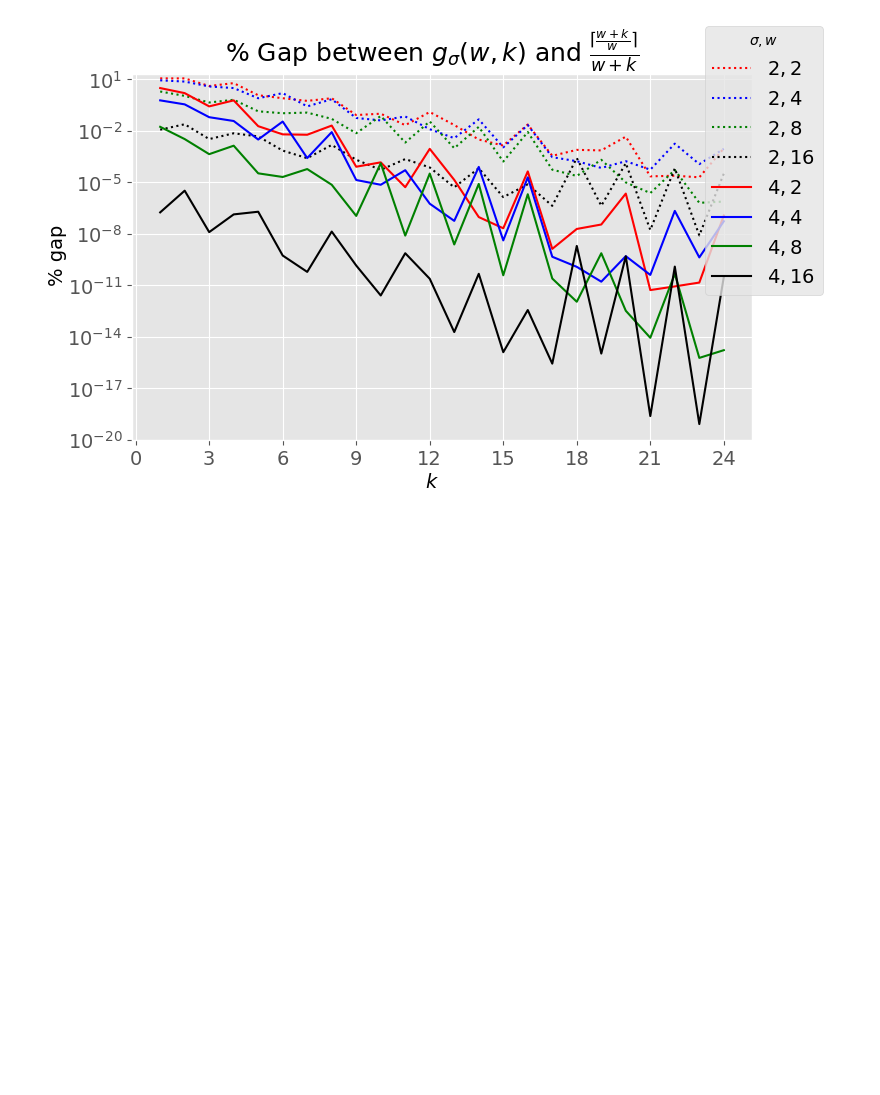
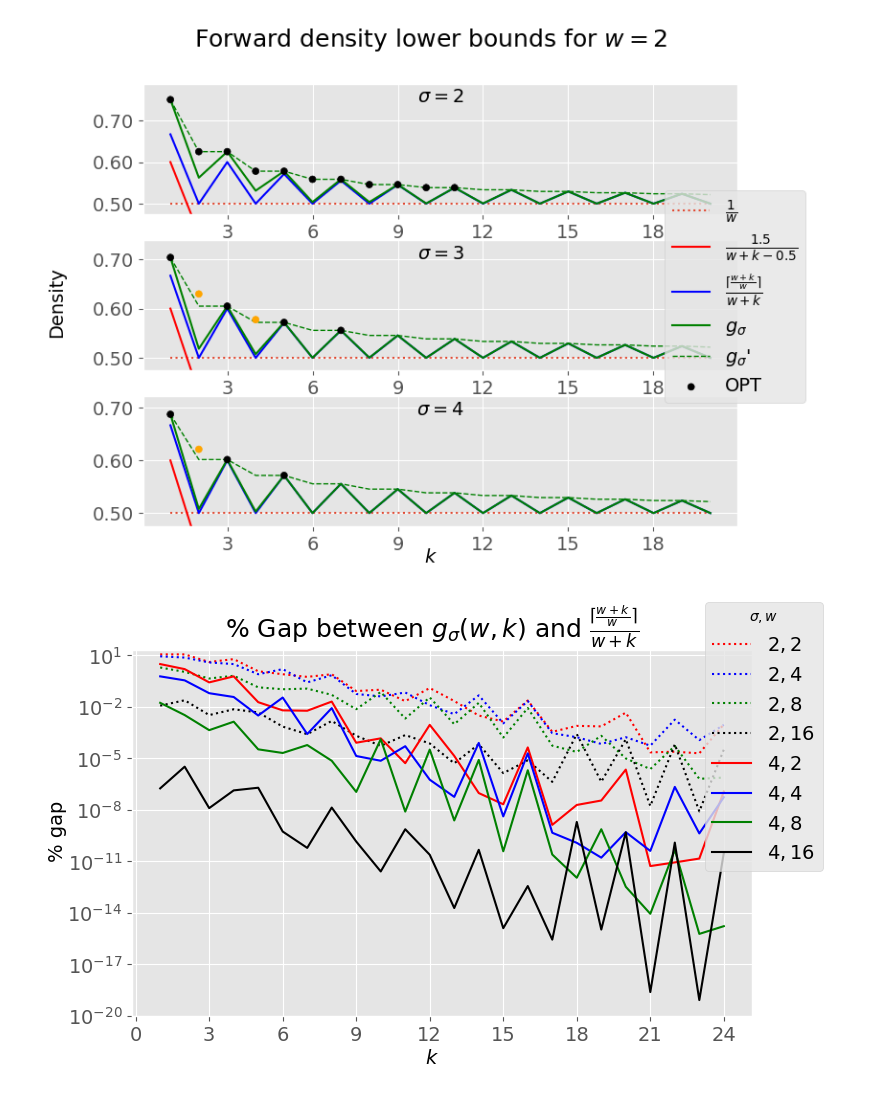
Before and after one commit to treangenlab/sampling-scheme-analysis, a Jupyter notebook: scripts/lower-bounds.ipynb, the cells around one changed output. Saved outputs shown, nothing was run; the diff lists cells and outputs as text; code cells hidden in the pictures; blank space fills up the shorter version.

```diff
--- a/scripts/lower-bounds.ipynb
+++ b/scripts/lower-bounds.ipynb
@@ -209,3 +161,55 @@ fig.show()
+# %%
+
+sigma_range = list(range(2, 5))
+w=2
+ax_width = int(len(sigma_range)**(1/2))
+ax_height = math.ceil(len(sigma_range) / ax_width)
+# ax_width, ax_height = ax_height, ax_width
+fig, axs = plt.subplots(nrows=ax_height, ncols=ax_width)
+fig.set_figheight(6)
+fig.set_figwidth(8)
+
+for idx, sigma in enumerate(sigma_range):
+    k_range = list(range(1, 21))
+    my_densities = [aperiodic_bound(w, k, sigma) for k in k_range]
+    suff_bounded = [aperiodic_bound_suff(w, k, sigma) for k in k_range]
+    ax = axs[idx // ax_width]
+    ax.plot(k_range, [1/w for k in k_range], label="$\\frac{1}{w}$", linestyle="dotted")
+    ax.plot(k_range, [ragnar_WABI_LB(w, k) for k in k_range], label="$\\frac{1.5}{w+k-0.5}$", color="red")
+    ax.plot(k_range, [ragnar_ceil_LB(w, k) for k in k_range], label="$\\frac{\\lceil\\frac{w+k}{w}\\rceil}{w+k}$", color="blue")
+    ax.plot(k_range, my_densities, label="$g_\sigma$", color="green")
+    ax.plot(k_range, suff_bounded, label="$g_\sigma$'", color="green", linestyle="--", linewidth=1)
+    opt_k = []
+    opt_dens = []
+    opt_color = []
+    for k in k_range:
+        if (w, k, sigma) in fwd_wksigma_to_dens:
+            opt_k.append(k)
+            opt_dens.append(fwd_wksigma_to_dens[(w, k, sigma)])
+            denominator = aperiodic_bound_suff(w, k, sigma).denominator
+            numerator = int(np.round(fwd_wksigma_to_dens[(w, k, sigma)] * denominator)) # Hack because old results used floating point, not fractions
+            opt_color.append("orange" if not aperiodic_bound_suff(w, k, sigma) == Fraction(numerator, denominator) else "black")
+    ax.scatter(opt_k, opt_dens, label="OPT", color=opt_color, s=25, zorder=100)
+    prop={'size': subplot_font}
+
+    ax.set_title(f"$\sigma={sigma}$", y=1.0, pad=-14)
+    ax.xaxis.set_major_locator(MaxNLocator(integer=True))
+    ax.yaxis.set_major_formatter(FormatStrFormatter('%.2f'))
+    ax.set_ylim(((1-ylim_pad_factor)*(1/w), (1+ylim_pad_factor)*my_densities[0]))
+    for item in ([ax.title, ax.xaxis.label, ax.yaxis.label] +
+             ax.get_xticklabels() + ax.get_yticklabels()):
+        item.set_font(prop)
+
+
+handles, labels = ax.get_legend_handles_labels()
+fig.legend(handles, labels, loc='center right', prop={'size': legend_font})
+fig.supxlabel("$k$", y=.04, fontsize=plot_font)
+fig.supylabel("Density", x=0, fontsize=plot_font)
+fig.suptitle("Forward density lower bounds for $w=2$", fontsize=title_font)
+fig.savefig(f"../tex/media/bound-fwd-w2.png", dpi=fig_dpi)
+fig.show()
+# %% [output]
+[figure, new version]
 # %%
 
 w_range = list([2, 4, 8, 16])
```
Also changed, not shown: parts of 8 cells of this notebook.
